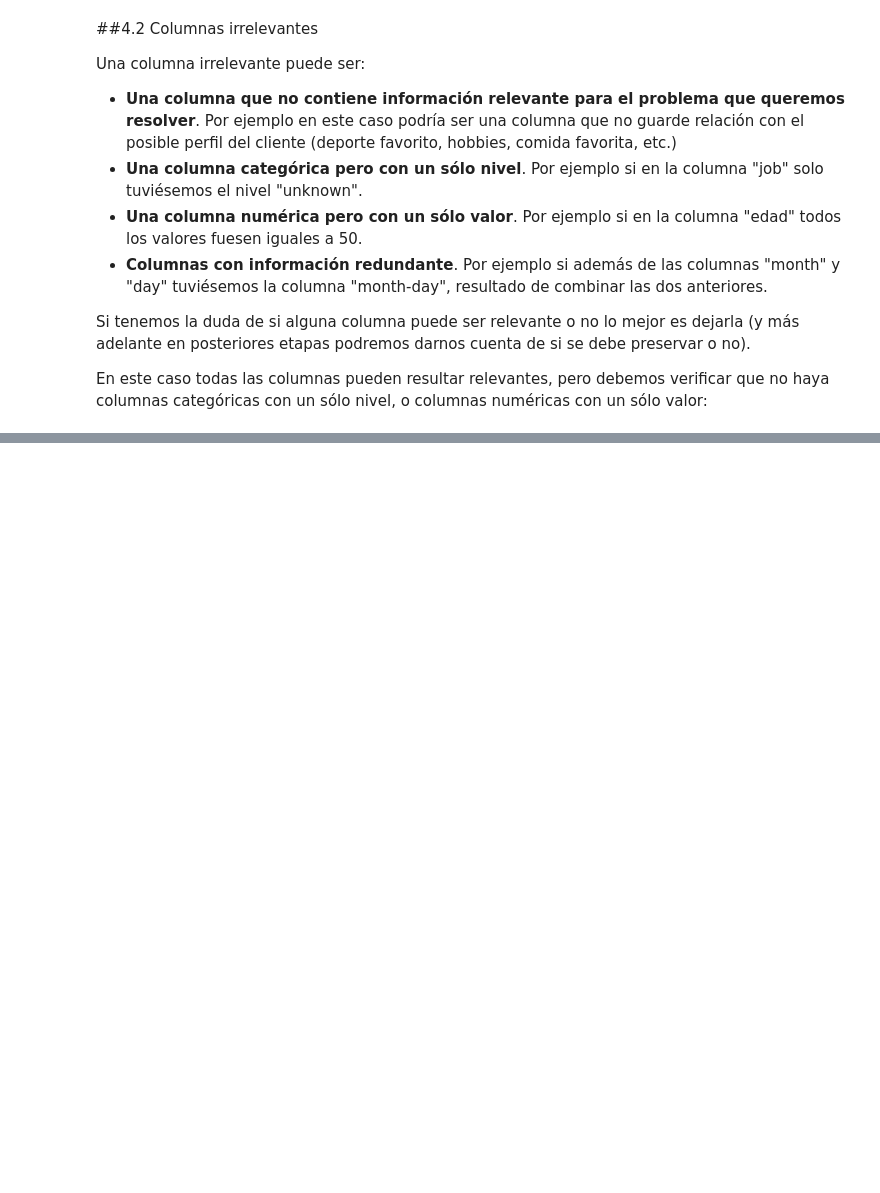
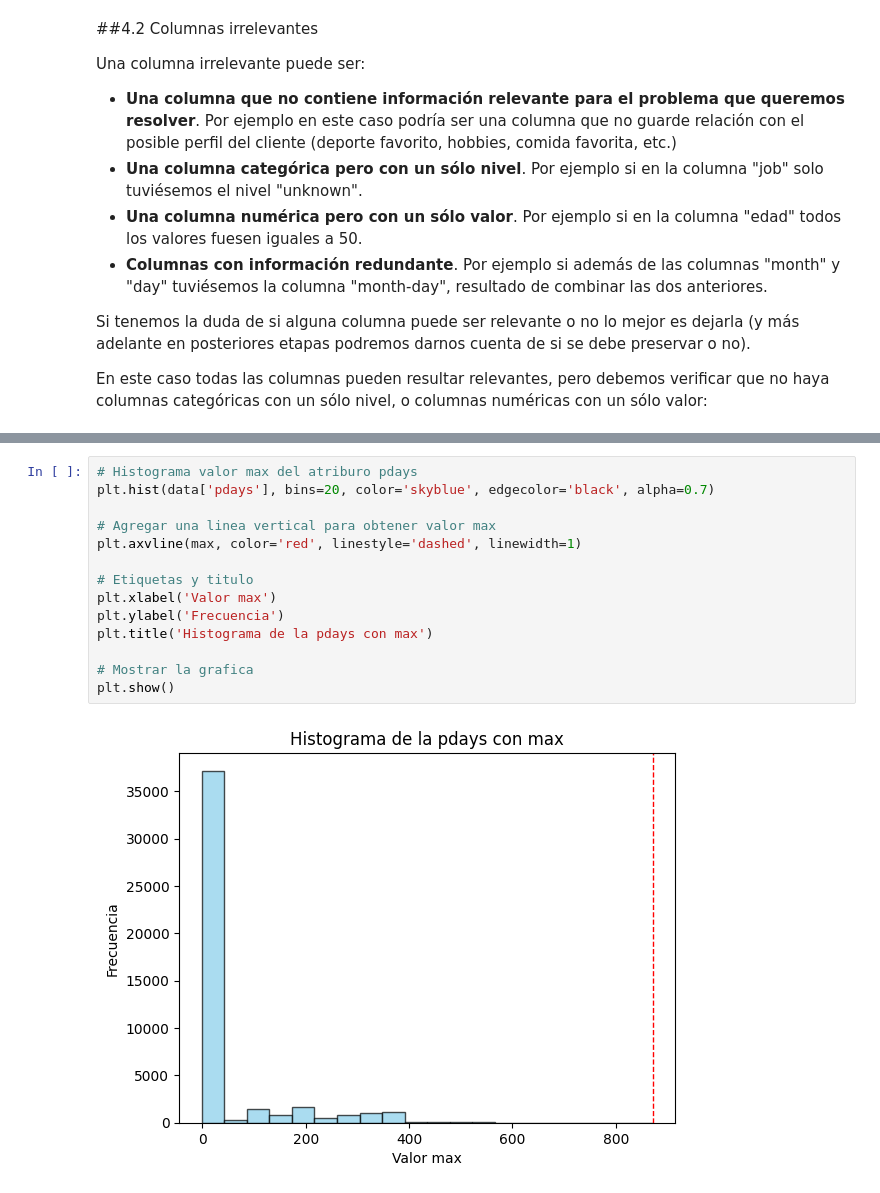
Before and after one commit to Dagnne/TalentoTechDag, a Jupyter notebook: Dagnne_Limpieza_datos.ipynb, the cells around one changed output, grey strips where cells are left out. Drawn from its saved outputs; the diff is of its cells as text; blank space fills up the shorter version.

```diff
--- a/Dagnne_Limpieza_datos.ipynb
+++ b/Dagnne_Limpieza_datos.ipynb
@@ -168,0 +190,16 @@ Columna y: 2 subniveles
+# %%
+# Histograma valor max del atriburo pdays
+plt.hist(data['pdays'], bins=20, color='skyblue', edgecolor='black', alpha=0.7)
+
+# Agregar una linea vertical para obtener valor max
+plt.axvline(max, color='red', linestyle='dashed', linewidth=1)
+
+# Etiquetas y titulo
+plt.xlabel('Valor max')
+plt.ylabel('Frecuencia')
+plt.title('Histograma de la pdays con max')
+
+# Mostrar la grafica
+plt.show()
+# %% [output]
+[figure, added]
```
Also changed, not shown: parts of 17 cells of this notebook.
